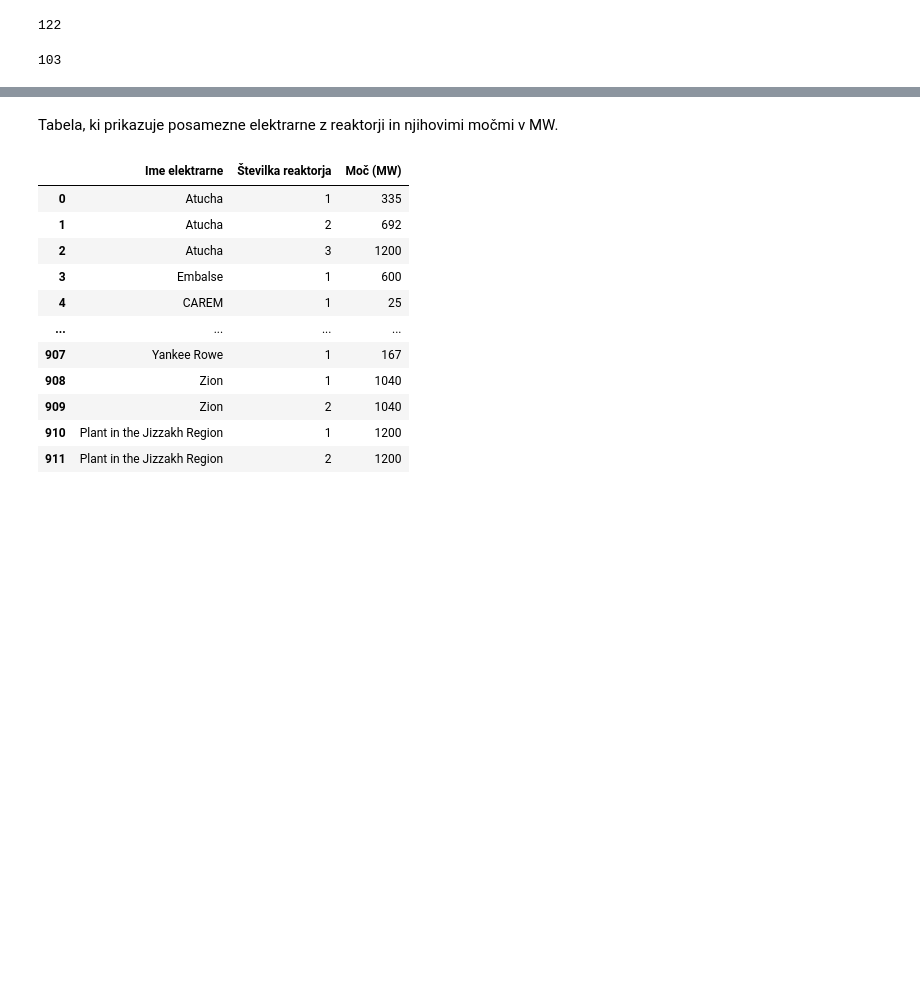
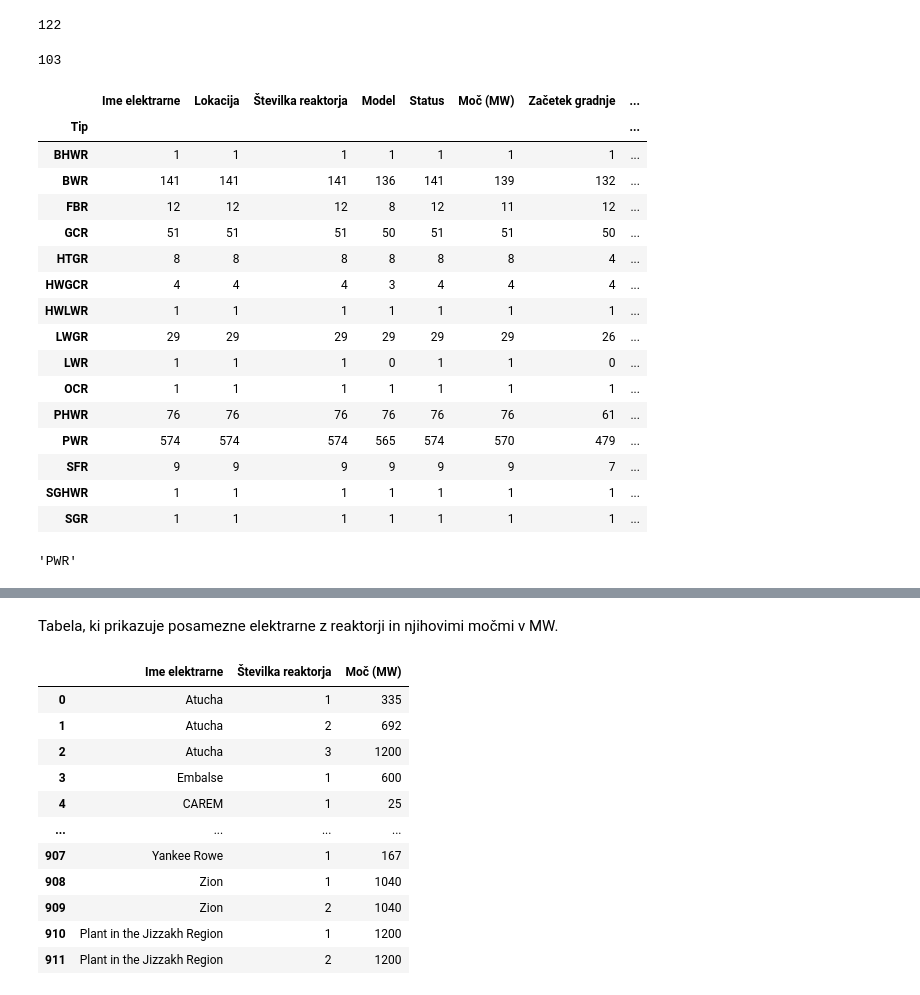
Before and after one commit to aljagombac/analiza-jedrskih-reaktorjev-in-nesrec, a Jupyter notebook: reaktoji_nesrece.ipynb, the cells around one changed output, grey strips where cells are left out. Saved outputs shown, nothing was run; the diff lists cells and outputs as text; code cells hidden in the pictures; blank space fills up the shorter version.

```diff
--- a/reaktoji_nesrece.ipynb
+++ b/reaktoji_nesrece.ipynb
@@ -61,3 +62,31 @@ display(len(reaktorji.query('Status == "Shut down"')))
 415
 122
 103
+# %%
+# število reaktorjev posameznega tipa
+reaktorji.groupby("Tip").count()
+# %% [output]
+|  | Ime elektrarne | Lokacija | Številka reaktorja | Model | Status | Moč (MW) | Začetek gradnje | ... |
+| Tip |  |  |  |  |  |  |  | ... |
+| BHWR | 1 | 1 | 1 | 1 | 1 | 1 | 1 | ... |
+| BWR | 141 | 141 | 141 | 136 | 141 | 139 | 132 | ... |
+| FBR | 12 | 12 | 12 | 8 | 12 | 11 | 12 | ... |
+| GCR | 51 | 51 | 51 | 50 | 51 | 51 | 50 | ... |
+| HTGR | 8 | 8 | 8 | 8 | 8 | 8 | 4 | ... |
+| HWGCR | 4 | 4 | 4 | 3 | 4 | 4 | 4 | ... |
+| HWLWR | 1 | 1 | 1 | 1 | 1 | 1 | 1 | ... |
+| LWGR | 29 | 29 | 29 | 29 | 29 | 29 | 26 | ... |
+| LWR | 1 | 1 | 1 | 0 | 1 | 1 | 0 | ... |
+| OCR | 1 | 1 | 1 | 1 | 1 | 1 | 1 | ... |
+| PHWR | 76 | 76 | 76 | 76 | 76 | 76 | 61 | ... |
+| PWR | 574 | 574 | 574 | 565 | 574 | 570 | 479 | ... |
+| SFR | 9 | 9 | 9 | 9 | 9 | 9 | 7 | ... |
+| SGHWR | 1 | 1 | 1 | 1 | 1 | 1 | 1 | ... |
+| SGR | 1 | 1 | 1 | 1 | 1 | 1 | 1 | ... |
+# %%
+po_tipu = reaktorji.groupby("Tip").size()
+
+# najpogostejši tip reaktorja
+po_tipu.idxmax()
+# %% [output]
+'PWR'
```
Also changed, not shown: parts of 18 cells of this notebook.
